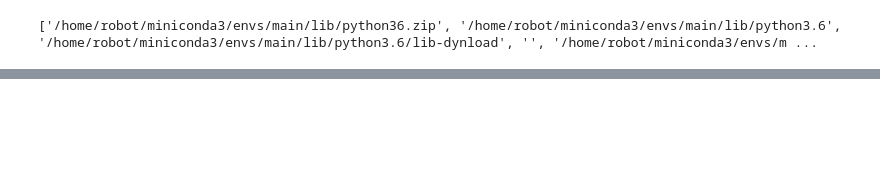
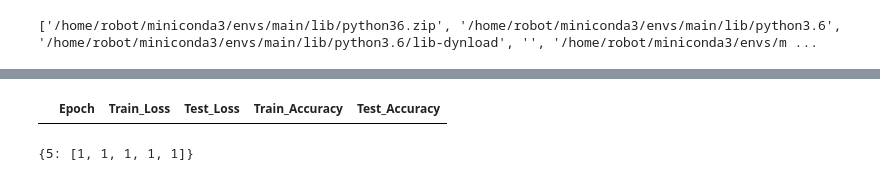
Before and after one commit to AntixK/NeuralBlocks, a Jupyter notebook: notebooks/MNIST_CNN.ipynb, the cells around one changed output, grey strips where cells are left out. Cells and saved outputs as stored; diff of their text form; code cells hidden in the pictures; blank space fills up the shorter version.

```diff
--- a/notebooks/MNIST_CNN.ipynb
+++ b/notebooks/MNIST_CNN.ipynb
@@ -410,0 +272,10 @@ FileNotFoundError: [Errno 2] No such file or directory: '/home/robot/Anand/Neura
+# %%
+import pandas as pd
+columns = ['Epoch',  'Train_Loss', 'Test_Loss',
+                     'Train_Accuracy', 'Test_Accuracy']
+logger = pd.DataFrame(
+    columns=columns)
+# %%
+logger
+# %% [output]
+|  | Epoch | Train_Loss | Test_Loss | Train_Accuracy | Test_Accuracy |
@@ -410,0 +284,4 @@ FileNotFoundError: [Errno 2] No such file or directory: '/home/robot/Anand/Neura
+# %%
+d
+# %% [output]
+{5: [1, 1, 1, 1, 1]}
```
Also changed, not shown: parts of 14 cells of this notebook, 8 other files.
